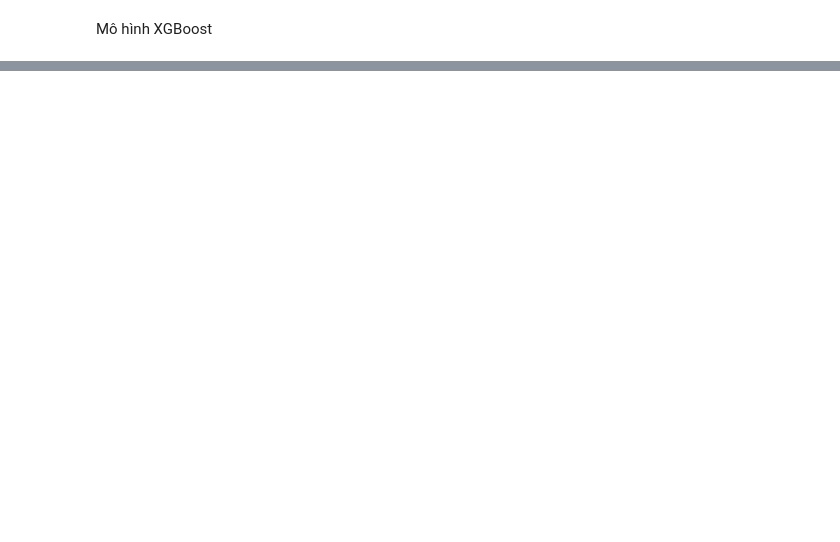
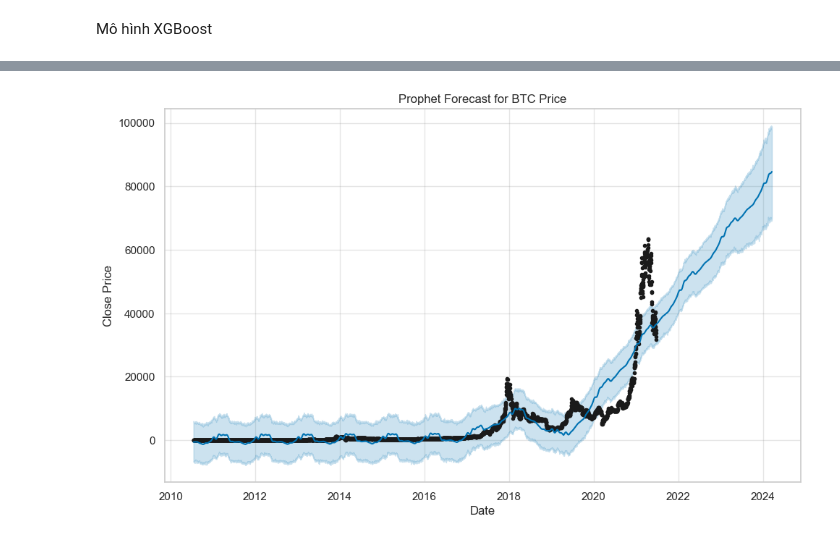
Before and after one commit to BachXZC2402/TimeSeries_Analysis, a Jupyter notebook: timeseries.ipynb, the cells around one changed output, grey strips where cells are left out. Saved outputs shown, nothing was run; the diff lists cells and outputs as text; code cells hidden in the pictures; blank space fills up the shorter version.

```diff
--- a/timeseries.ipynb
+++ b/timeseries.ipynb
@@ -225,0 +337,22 @@ plt.show()
+# %%
+from prophet import Prophet
+df = data.copy()
+df.reset_index(inplace=True)
+df = df[['Date', 'Close']]
+df.columns = ['ds', 'y']
+# Next the data is split as usual
+X = df
+size = int(len(X) * 0.8)
+train, test = X[0:size], X[size:len(X)]
+
+# Initialize and train the XGBoost regressor
+models = Prophet()
+models.fit(train)
+
+future = models.make_future_dataframe(periods=len(test), freq='D')
+forecasting = models.predict(future)
+# prediction is stored and RMSE is returned
+y_true = test['y'].values
+y_pred1 = forecasting.yhat.values[-len(test):]
+rmse = np.sqrt(mean_squared_error(y_true, y_pred1))
+print('Test RMSE: %.3f' % rmse)
@@ -225,0 +372,8 @@ plt.show()
+# %%
+models.plot(forecasting)
+plt.title('Prophet Forecast for BTC Price')
+plt.ylabel('Close Price')
+plt.xlabel('Date')
+plt.show()
+# %% [output]
+[figure, added]
```
Also changed, not shown: parts of 15 cells of this notebook, 1 other file.
